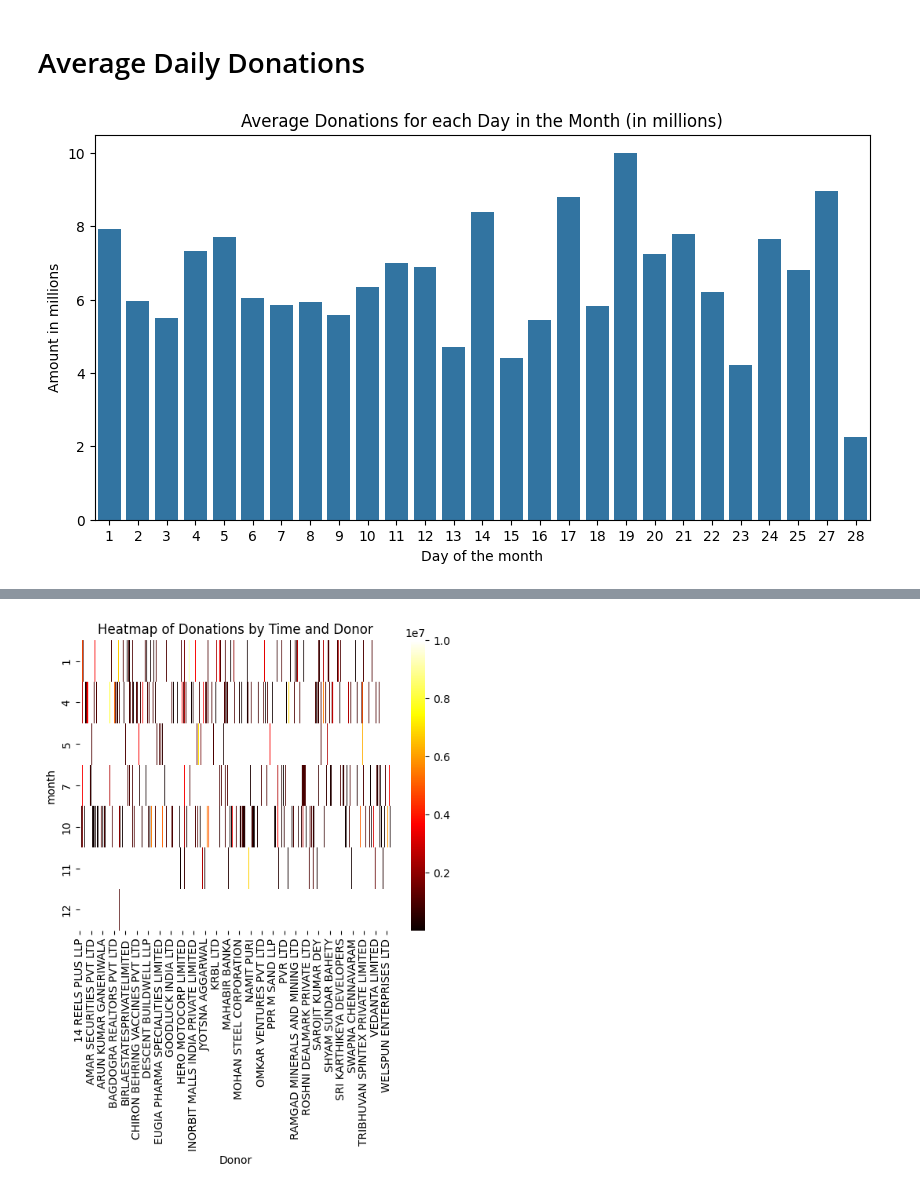
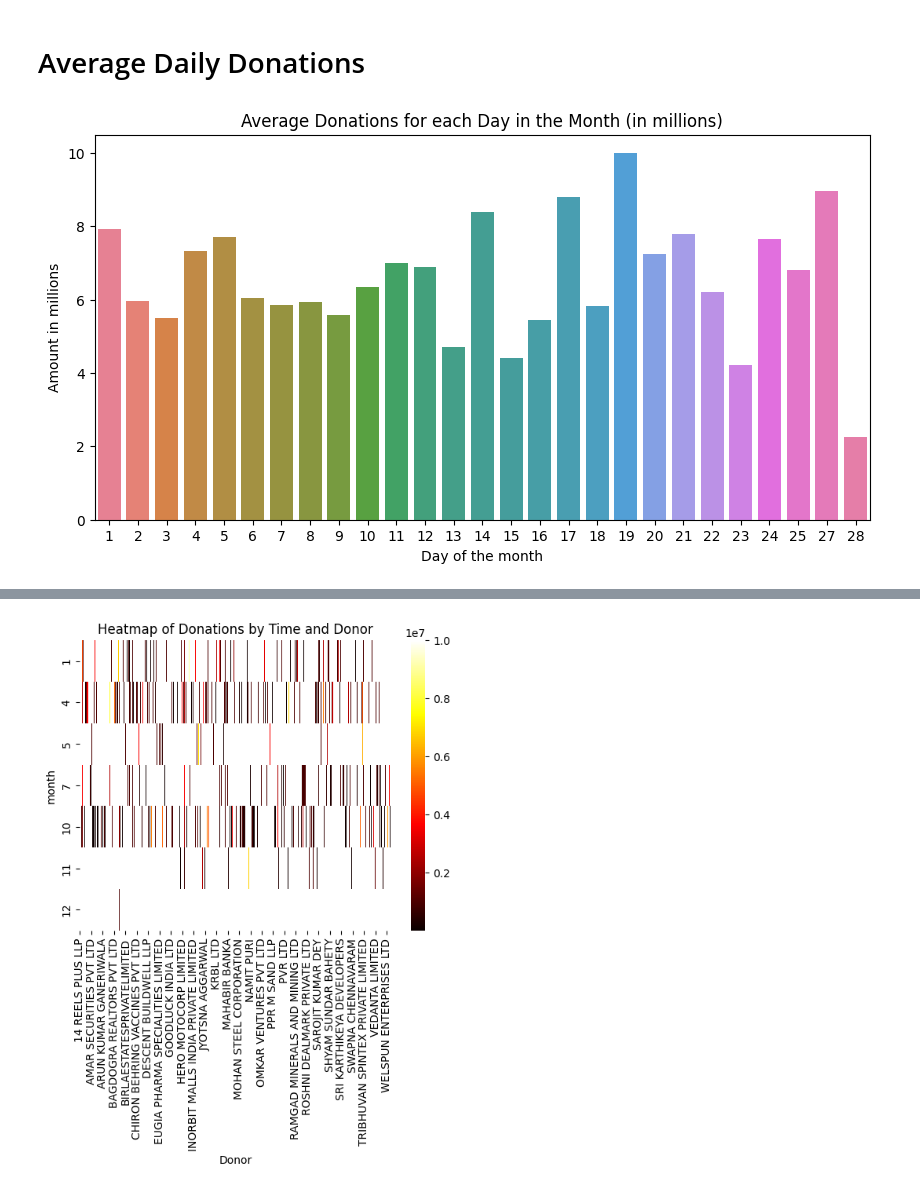
Before and after one commit to LinkanMajumder/Exploratory-Data-Analysis-on-Electoral-Bonds-in-India, a Jupyter notebook: Exploratory_Data_Analysis_of_Electoral_Bonds_in_India.ipynb, the cells around one changed output, grey strips where cells are left out. Cells and saved outputs as stored; diff of their text form; code cells hidden in the pictures.

```diff
--- a/Exploratory_Data_Analysis_of_Electoral_Bonds_in_India.ipynb
+++ b/Exploratory_Data_Analysis_of_Electoral_Bonds_in_India.ipynb
@@ -298,18 +329,21 @@ plt.show()
 # %%
-Donors['day'] = Donors.index.day
-day = Donors[['Donor','Amount','day']]
-donation_day = day.groupby('day')['Amount'].mean().reset_index()
-donation_day['Amount'] = donation_day['Amount']/1000000
+import seaborn as sns
+import matplotlib.pyplot as plt
 
-#Plot
-plt.figure(figsize = (10,5))
+# Assuming you have your Donors DataFrame and have calculated donation_day DataFrame
+
+# Define a color palette for each day of the month
+colors = sns.color_palette("husl", len(donation_day))
+
+# Plot
+plt.figure(figsize=(10, 5))
 plt.title("Average Donations for each Day in the Month (in millions)")
-sns.barplot(x = 'day', y = 'Amount', data = donation_day)
+sns.barplot(x='day', y='Amount', data=donation_day, palette=colors)
 plt.ylabel('Amount in millions')
 plt.xlabel('Day of the month')
 plt.show()
 # %% [output]
-[figure, old version]
+[figure, new version]
 # %%
 data = Donors.drop('Donor', axis=1)
 
```
Also changed, not shown: parts of 9 cells of this notebook.
